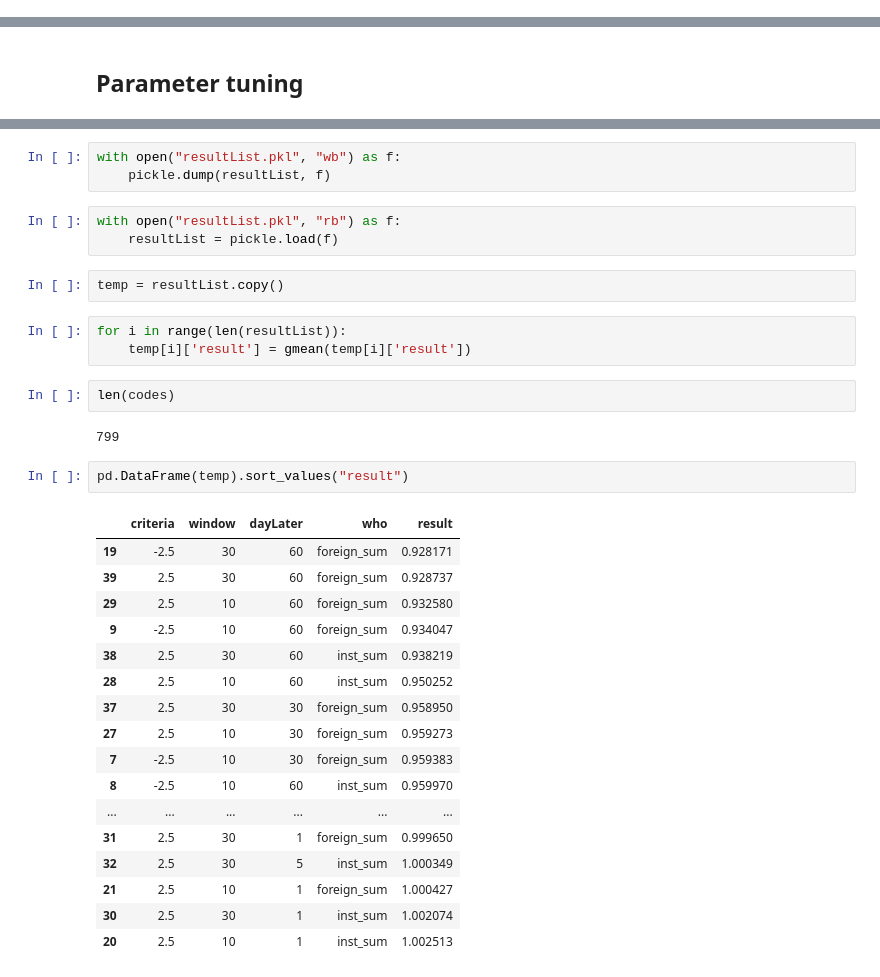
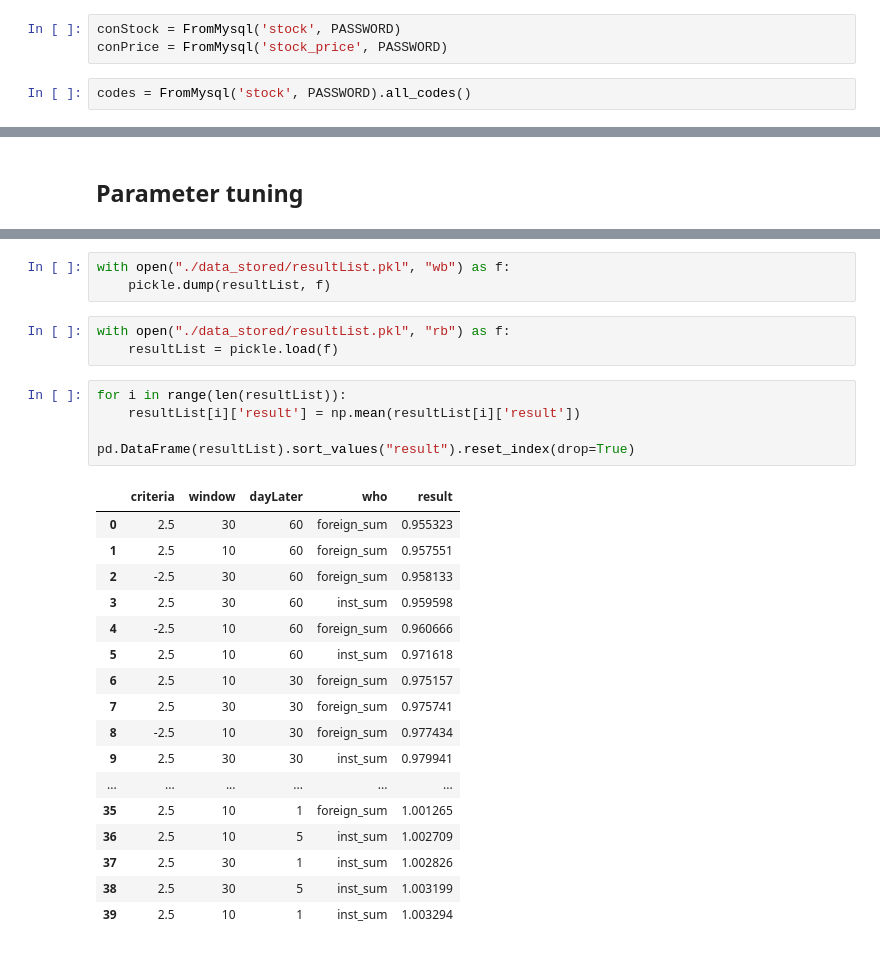
Before and after one commit to parkeunsang/stock, a Jupyter notebook: trade_who_price.ipynb, the cells around one changed output, grey strips where cells are left out. Cells and saved outputs as stored; diff of their text form.

```diff
--- a/trade_who_price.ipynb
+++ b/trade_who_price.ipynb
@@ -144,3 +104,8 @@ codes = allCodes()
+# %%
+conStock = FromMysql('stock', PASSWORD)
+conPrice = FromMysql('stock_price', PASSWORD)
+# %%
+codes = FromMysql('stock', PASSWORD).all_codes()
 # %%
 tss = TradeStradegy('c005930') #대한항공의 주식코드
 df = tss.mergePrice()
@@ -286,37 +251,31 @@ for cri in criteriaList:
 # %% [output]
 0-1-2-3-4-5-6-7-8-9-10-11-12-13-14-15-16-17-18-19-20-21-22-23-24-25-26-27-28-29-30-31-32-33-34-35-36-37-38-39-
 # %%
-with open("resultList.pkl", "wb") as f:
+with open("./data_stored/resultList.pkl", "wb") as f:
     pickle.dump(resultList, f)
 # %%
-with open("resultList.pkl", "rb") as f:
+with open("./data_stored/resultList.pkl", "rb") as f:
     resultList = pickle.load(f)
-# %%
-temp = resultList.copy()
 # %%
 for i in range(len(resultList)):
-    temp[i]['result'] = gmean(temp[i]['result'])
+    resultList[i]['result'] = np.mean(resultList[i]['result'])
+
+pd.DataFrame(resultList).sort_values("result").reset_index(drop=True)
+# %% [output]
+|  | criteria | window | dayLater | who | result |
+| 0 | 2.5 | 30 | 60 | foreign_sum | 0.955323 |
+| 1 | 2.5 | 10 | 60 | foreign_sum | 0.957551 |
+| 2 | -2.5 | 30 | 60 | foreign_sum | 0.958133 |
+| 3 | 2.5 | 30 | 60 | inst_sum | 0.959598 |
+| 4 | -2.5 | 10 | 60 | foreign_sum | 0.960666 |
+| 5 | 2.5 | 10 | 60 | inst_sum | 0.971618 |
+| 6 | 2.5 | 10 | 30 | foreign_sum | 0.975157 |
+| 7 | 2.5 | 30 | 30 | foreign_sum | 0.975741 |
+| 8 | -2.5 | 10 | 30 | foreign_sum | 0.977434 |
+| 9 | 2.5 | 30 | 30 | inst_sum | 0.979941 |
+| ... | ... | ... | ... | ... | ... |
+| 35 | 2.5 | 10 | 1 | foreign_sum | 1.001265 |
+| 36 | 2.5 | 10 | 5 | inst_sum | 1.002709 |
+| 37 | 2.5 | 30 | 1 | inst_sum | 1.002826 |
+| 38 | 2.5 | 30 | 5 | inst_sum | 1.003199 |
+| 39 | 2.5 | 10 | 1 | inst_sum | 1.003294 |
-# %%
-len(codes)
-# %% [output]
-799
-# %%
-pd.DataFrame(temp).sort_values("result")
-# %% [output]
-|  | criteria | window | dayLater | who | result |
-| 19 | -2.5 | 30 | 60 | foreign_sum | 0.928171 |
-| 39 | 2.5 | 30 | 60 | foreign_sum | 0.928737 |
-| 29 | 2.5 | 10 | 60 | foreign_sum | 0.932580 |
-| 9 | -2.5 | 10 | 60 | foreign_sum | 0.934047 |
-| 38 | 2.5 | 30 | 60 | inst_sum | 0.938219 |
-| 28 | 2.5 | 10 | 60 | inst_sum | 0.950252 |
-| 37 | 2.5 | 30 | 30 | foreign_sum | 0.958950 |
-| 27 | 2.5 | 10 | 30 | foreign_sum | 0.959273 |
-| 7 | -2.5 | 10 | 30 | foreign_sum | 0.959383 |
-| 8 | -2.5 | 10 | 60 | inst_sum | 0.959970 |
-| ... | ... | ... | ... | ... | ... |
-| 31 | 2.5 | 30 | 1 | foreign_sum | 0.999650 |
-| 32 | 2.5 | 30 | 5 | inst_sum | 1.000349 |
-| 21 | 2.5 | 10 | 1 | foreign_sum | 1.000427 |
-| 30 | 2.5 | 30 | 1 | inst_sum | 1.002074 |
-| 20 | 2.5 | 10 | 1 | inst_sum | 1.002513 |
```
Also changed, not shown: parts of 15 cells of this notebook, 3 other files.
